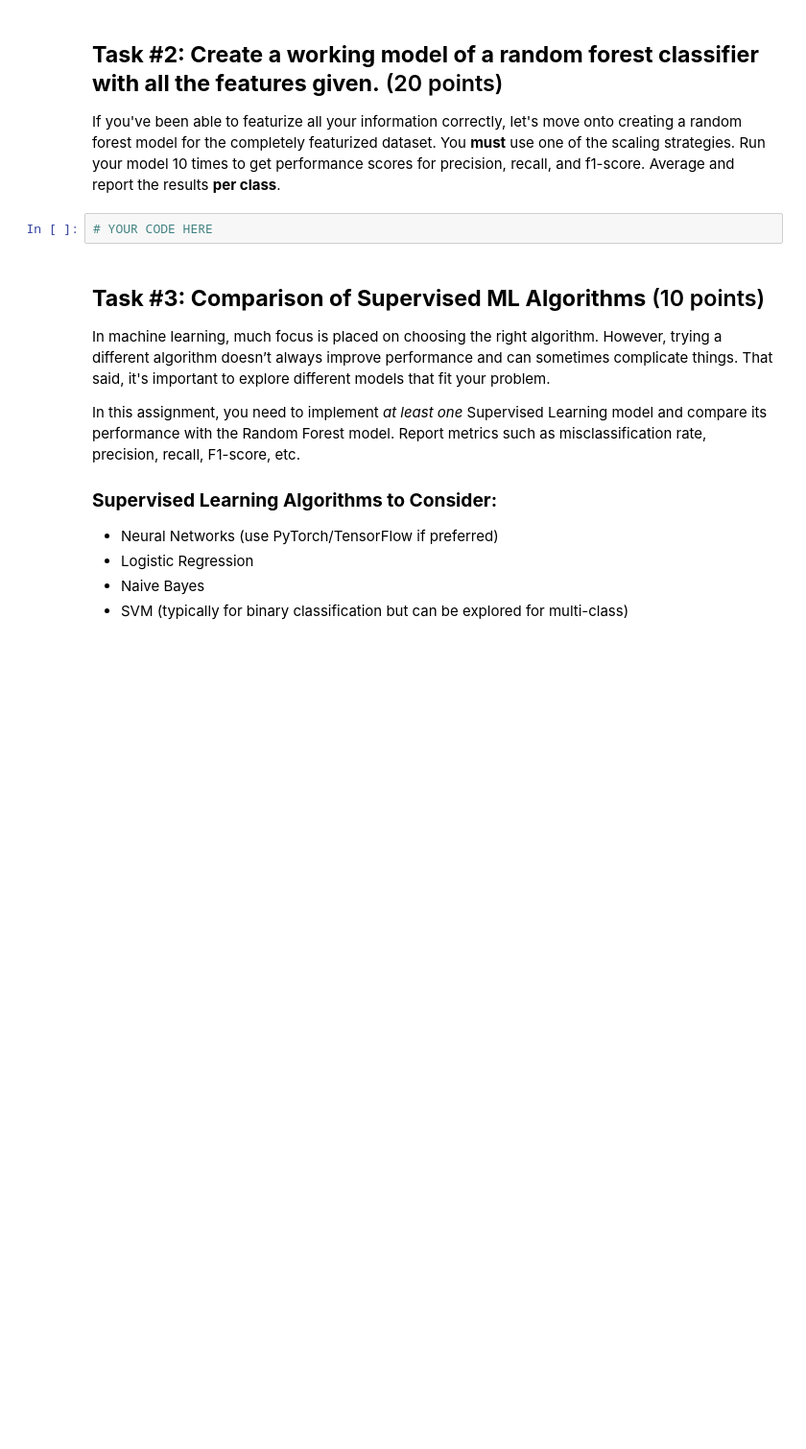
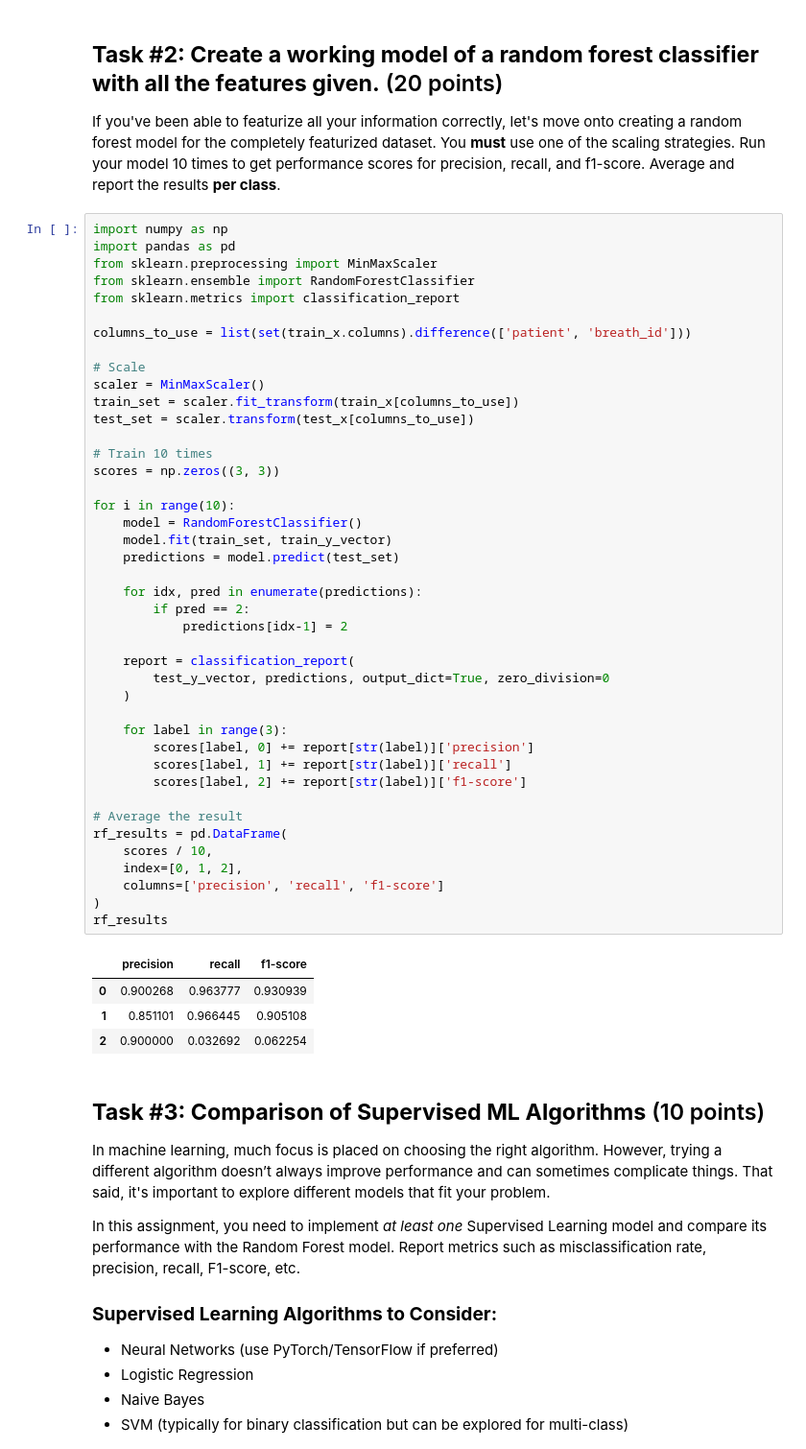
Before and after one commit to 110782829/EEC174-Lab2, a Jupyter notebook: Lab2.ipynb, the cells around one changed output. Shown at 96% size. Drawn from its saved outputs; the diff is of its cells as text; blank space fills up the shorter version.

```diff
--- a/Lab2.ipynb
+++ b/Lab2.ipynb
@@ -490,8 +491,53 @@ test_set_scaled = scaler.transform(test_set)
 ## **Task \#2: Create a working model of a random forest classifier with all the features given.** (20 points)
 
 If you've been able to featurize all your information correctly, let's move onto creating a random forest model for the completely featurized dataset. You **must** use one of the scaling strategies. Run your model 10 times to get performance scores for precision, recall, and f1-score. Average and report the results **per class**.
-# %%
-# YOUR CODE HERE
+# %%
+import numpy as np
+import pandas as pd
+from sklearn.preprocessing import MinMaxScaler
+from sklearn.ensemble import RandomForestClassifier
+from sklearn.metrics import classification_report
+
+columns_to_use = list(set(train_x.columns).difference(['patient', 'breath_id']))
+
+# Scale
+scaler = MinMaxScaler()
+train_set = scaler.fit_transform(train_x[columns_to_use])
+test_set = scaler.transform(test_x[columns_to_use])
+
+# Train 10 times
+scores = np.zeros((3, 3))
+
+for i in range(10):
+    model = RandomForestClassifier()
+    model.fit(train_set, train_y_vector)
+    predictions = model.predict(test_set)
+
+    for idx, pred in enumerate(predictions):
+        if pred == 2:
+            predictions[idx-1] = 2
+
+    report = classification_report(
+        test_y_vector, predictions, output_dict=True, zero_division=0
+    )
+
+    for label in range(3):
+        scores[label, 0] += report[str(label)]['precision']
+        scores[label, 1] += report[str(label)]['recall']
+        scores[label, 2] += report[str(label)]['f1-score']
+
+# Average the result
+rf_results = pd.DataFrame(
+    scores / 10,
+    index=[0, 1, 2],
+    columns=['precision', 'recall', 'f1-score']
+)
+rf_results
+# %% [output]
+|  | precision | recall | f1-score |
+| 0 | 0.900268 | 0.963777 | 0.930939 |
+| 1 | 0.851101 | 0.966445 | 0.905108 |
+| 2 | 0.900000 | 0.032692 | 0.062254 |
 # %% [markdown]
 ## **Task #3: Comparison of Supervised ML Algorithms** (10 points)
 
```
Also changed, not shown: parts of 2 cells of this notebook.
